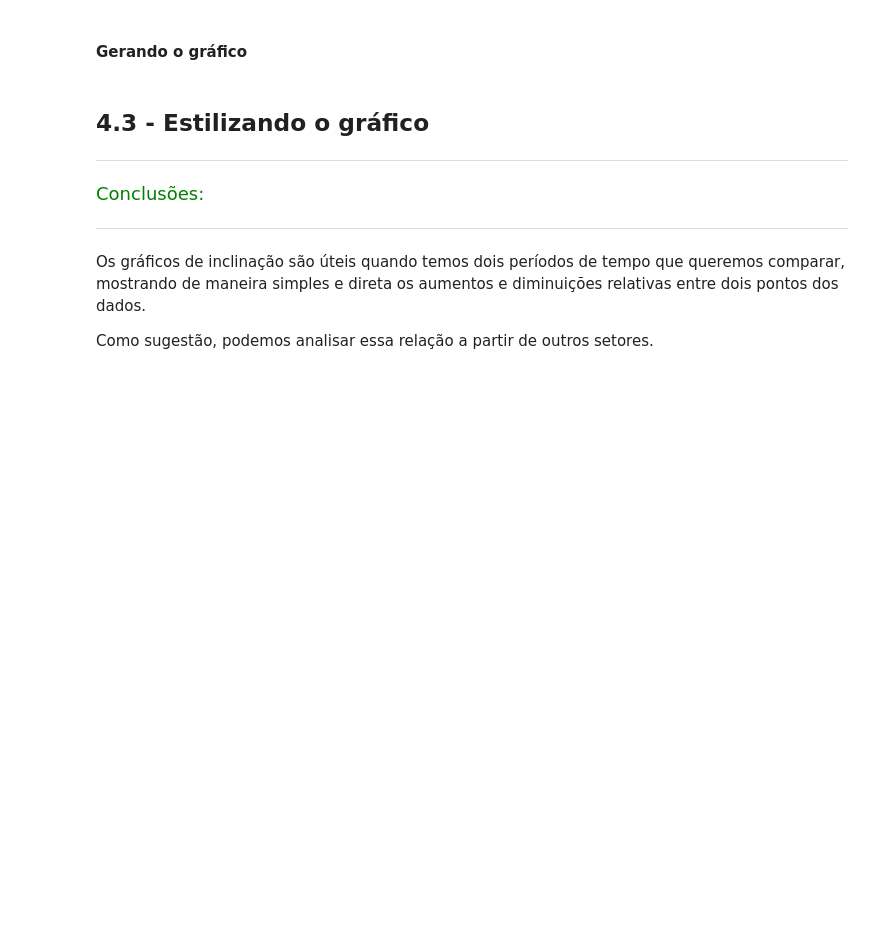
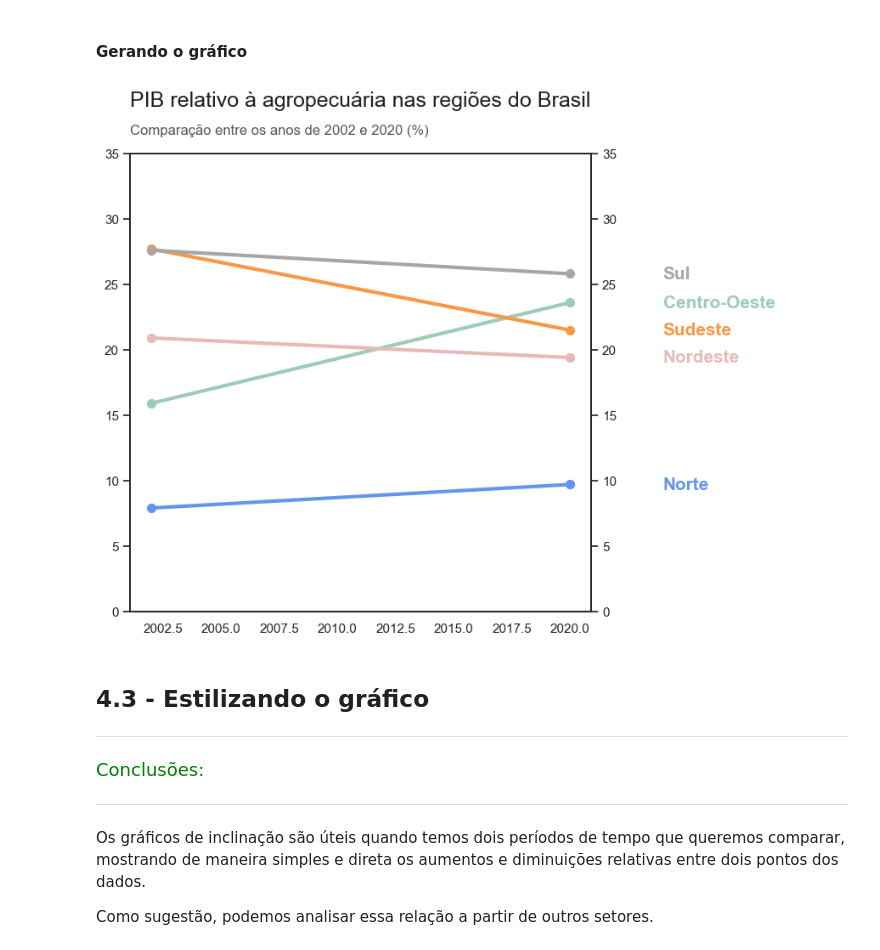
Before and after one commit to ledsouza/dataviz-graficos-composicao-relacionamento, a Jupyter notebook: Projeto.ipynb, the cells around one changed output. Saved outputs shown, nothing was run; the diff lists cells and outputs as text; code cells hidden in the pictures; blank space fills up the shorter version.

```diff
--- a/Projeto.ipynb
+++ b/Projeto.ipynb
@@ -992,42 +1007,44 @@ df_agro_slope.head()
 # %%
 ## Gerando a função para criar o gráfico de inclinação
 
 def grafico_slope_agro():
   # Importando as bibliotecas
   import matplotlib.pyplot as plt
 
   # Área do gráfico e tema da visualização
   fig, ax1 = plt.subplots(figsize=(7,7))
 
   # Definindo as cores do gráfico
   cores = [VERDE3, VERMELHO2, AZUL3, LARANJA1, CINZA4]
 
   # O seaborn possui uma função chamada pointplot() que pode gerar um gráfico deste tipo
   # mas para termos liberdade na criação do nosso gráfico vamos optar por contruí-lo
   # por meio do matplotlib usando axis duplos partilhando o eixo x e os mesmos limites em y
-  ...
-  ...
-  ...
+  ax2 = ax1.twinx()
+  ax1.set_ylim([0,35])
+  ax2.set_ylim([0,35])
 
   # Gerando o gráfico de inclinação (pontos + curva + texto)
   for i in range(5):
     # Adicionando o ponto inicial e final
-    ...
+    ax1.scatter(x = df_agro_slope.index, y = df_agro_slope.iloc[:,i], color = cores[i], s = 50)
 
     # Adicionando a inclinação
-    ...
+    ax1.plot(df_agro_slope.index, df_agro_slope.iloc[:,i], color = cores[i], lw = 3)
 
-    # # Adicionando as regiões no label
-    # ax1.text(x = 2024, y = df_agro_slope.iloc[-1,i], s = df_agro_slope.columns[i],
-    #         fontsize=15, fontweight = 'bold', linespacing=1.5, color=cores[i], va='center')
+    # Adicionando as regiões no label
+    ax1.text(x = 2024, y = df_agro_slope.iloc[-1,i], s = df_agro_slope.columns[i],
+            fontsize=15, fontweight = 'bold', linespacing=1.5, color=cores[i], va='center')
 
-  # ## Personalizando o gráfico
-  # ax1.set_title('PIB relativo à agropecuária nas regiões do Brasil', fontsize = 18, color = CINZA1, loc='left', pad = 40)
-  # ax1.text(0, 1.05, "Comparação entre os anos de 2002 e 2020 (%)", transform=ax1.transAxes, color= CINZA3, fontsize=12, ha='left', va='center')
+  ## Personalizando o gráfico
+  ax1.set_title('PIB relativo à agropecuária nas regiões do Brasil', fontsize = 18, color = CINZA1, loc='left', pad = 40)
+  ax1.text(0, 1.05, "Comparação entre os anos de 2002 e 2020 (%)", transform=ax1.transAxes, color= CINZA3, fontsize=12, ha='left', va='center')
 
   return ax1, ax2, cores
 
 ax1, ax2, cores = grafico_slope_agro()
+# %% [output]
+[figure, added]
 # %% [markdown]
 ## **4.3 - Estilizando o gráfico**
 
```
Also changed, not shown: parts of 3 cells of this notebook.
